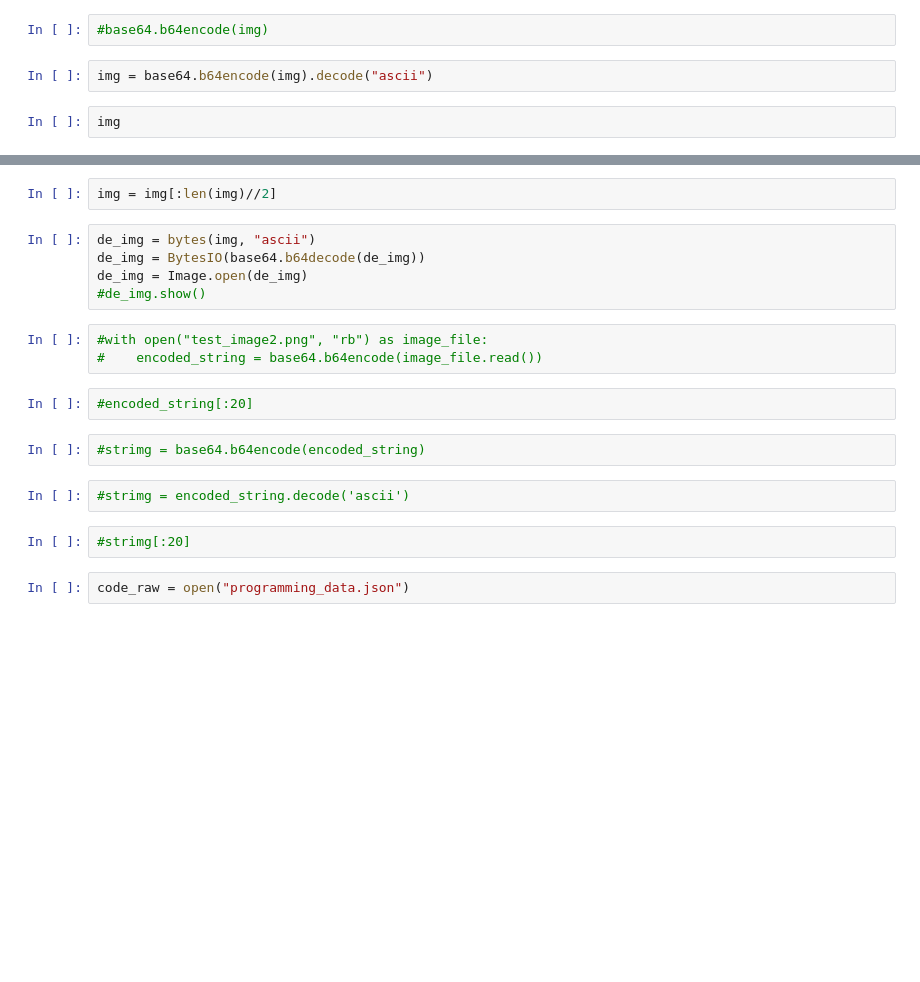
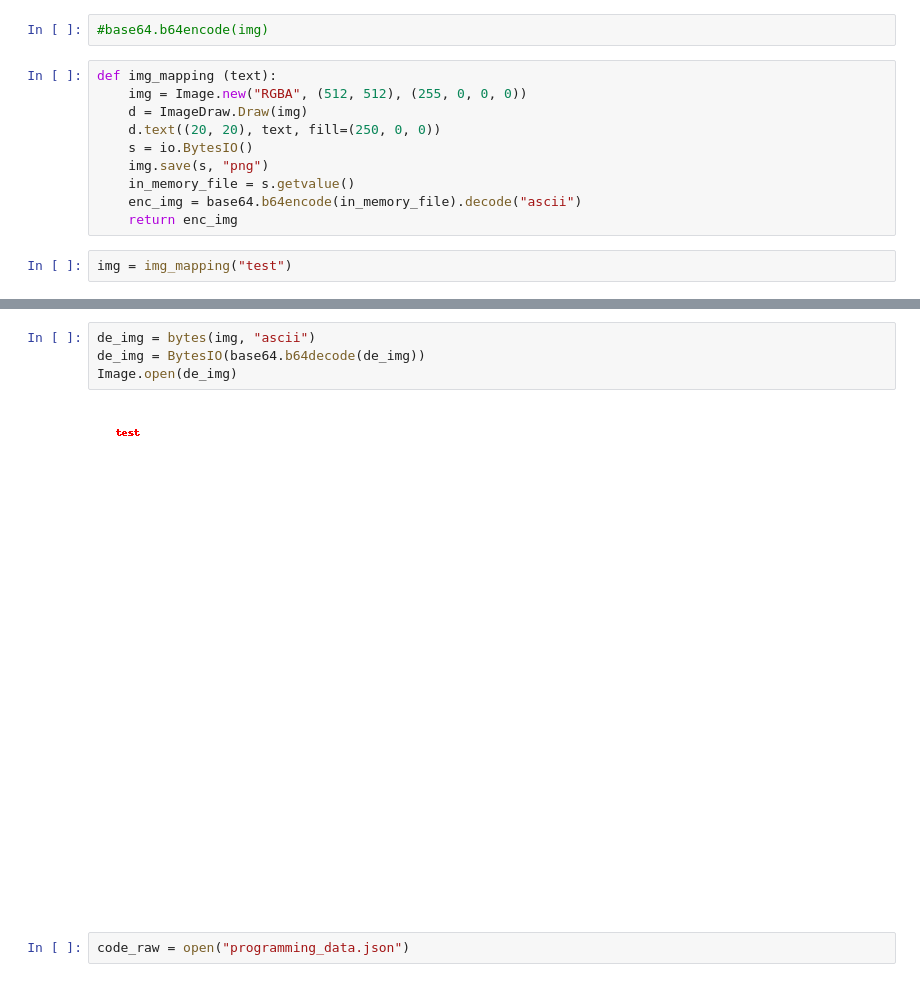
Before and after one commit to spindive/mrp_files, a Jupyter notebook: mrp_predict_lime.ipynb, the cells around one changed output, grey strips where cells are left out. Drawn from its saved outputs; the diff is of its cells as text; blank space fills up the shorter version.

```diff
--- a/mrp_predict_lime.ipynb
+++ b/mrp_predict_lime.ipynb
@@ -149,7 +140,15 @@ Rendering (2/2)
 Done
 # %%
 #base64.b64encode(img)
-# %%
-img = base64.b64encode(img).decode("ascii")
+# %%
+def img_mapping (text):
+    img = Image.new("RGBA", (512, 512), (255, 0, 0, 0))
+    d = ImageDraw.Draw(img)
+    d.text((20, 20), text, fill=(250, 0, 0))
+    s = io.BytesIO()
+    img.save(s, "png")
+    in_memory_file = s.getvalue()
+    enc_img = base64.b64encode(in_memory_file).decode("ascii")
+    return enc_img
 # %%
-img
+img = img_mapping("test")
@@ -158,21 +155,9 @@ img
-# %%
-img = img[:len(img)//2]
 # %%
 de_img = bytes(img, "ascii")
 de_img = BytesIO(base64.b64decode(de_img))
-de_img = Image.open(de_img)
-#de_img.show()
+Image.open(de_img)
+# %% [output]
+[figure, added]
-# %%
-#with open("test_image2.png", "rb") as image_file:
-#    encoded_string = base64.b64encode(image_file.read())
-# %%
-#encoded_string[:20]
-# %%
-#strimg = base64.b64encode(encoded_string)
-# %%
-#strimg = encoded_string.decode('ascii')
-# %%
-#strimg[:20]
 # %%
 code_raw = open("programming_data.json")
 # %%
```
Also changed, not shown: parts of 9 cells of this notebook.
